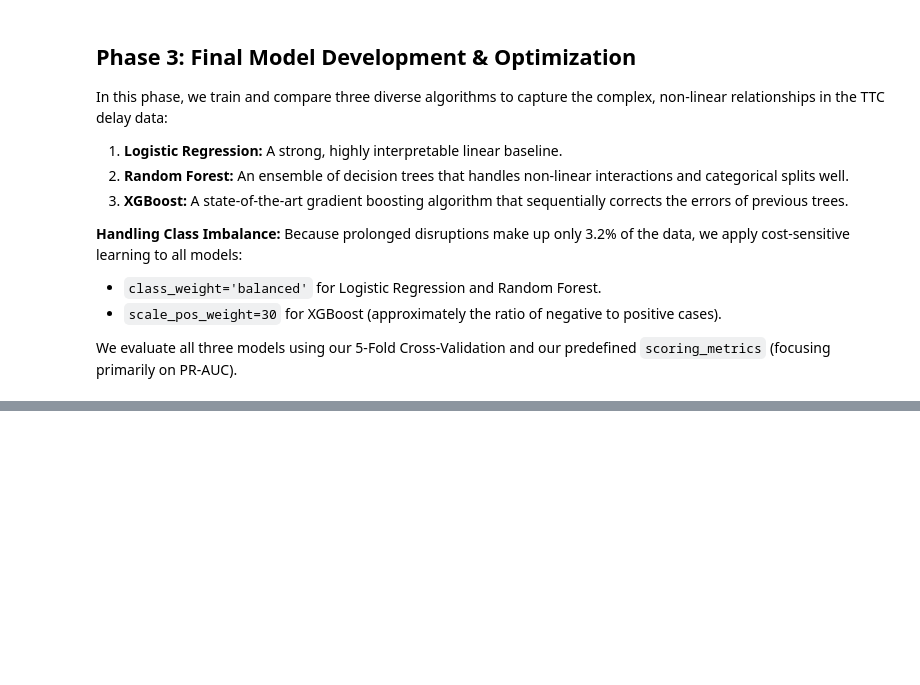
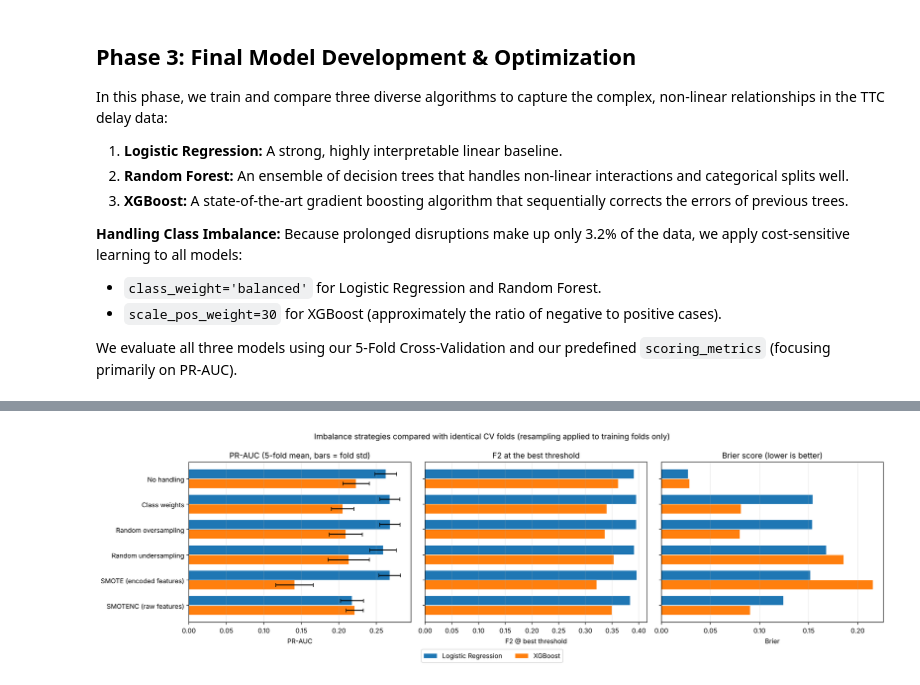
Before and after one commit to azahra4/TTC_EDA_Project, a Jupyter notebook: TTC_Delay_Modeling.ipynb, the cells around one changed output, grey strips where cells are left out. Saved outputs shown, nothing was run; the diff lists cells and outputs as text; code cells hidden in the pictures; blank space fills up the shorter version.

```diff
--- a/TTC_Delay_Modeling.ipynb
+++ b/TTC_Delay_Modeling.ipynb
@@ -460,0 +590,20 @@ The dataset contains extreme outliers (e.g., a 716-minute delay). While we kept
+# %%
+fig, axes = plt.subplots(1, 3, figsize=(17, 4.8), sharey=True)
+panels = [("PR-AUC", "PR-AUC (5-fold mean, bars = fold std)"),
+          ("F2 @ best threshold", "F2 at the best threshold"),
+          ("Brier", "Brier score (lower is better)")]
+ypos = np.arange(len(strategies))
+for ax, (col, title) in zip(axes, panels):
+    for k, (model_name, colour) in enumerate([("Logistic Regression", "#1f77b4"), ("XGBoost", "#ff7f0e")]):
+        sub = imbalance_df.loc[model_name].loc[strategies]
+        err = sub["PR-AUC std"] if col == "PR-AUC" else None
+        ax.barh(ypos + (k - 0.5) * 0.38, sub[col], height=0.36, xerr=err,
+                color=colour, label=model_name, capsize=3)
+    ax.set_yticks(ypos); ax.set_yticklabels(strategies); ax.invert_yaxis()
+    ax.set_xlabel(col); ax.set_title(title); ax.grid(axis="x", alpha=0.3)
+handles, labels = axes[0].get_legend_handles_labels()
+fig.legend(handles, labels, loc="lower center", ncol=2, bbox_to_anchor=(0.5, -0.06))
+fig.suptitle("Imbalance strategies compared with identical CV folds (resampling applied to training folds only)")
+plt.tight_layout(); plt.show()
+# %% [output]
+[figure, added]
```
Also changed, not shown: parts of 39 cells of this notebook, 2 other files.
